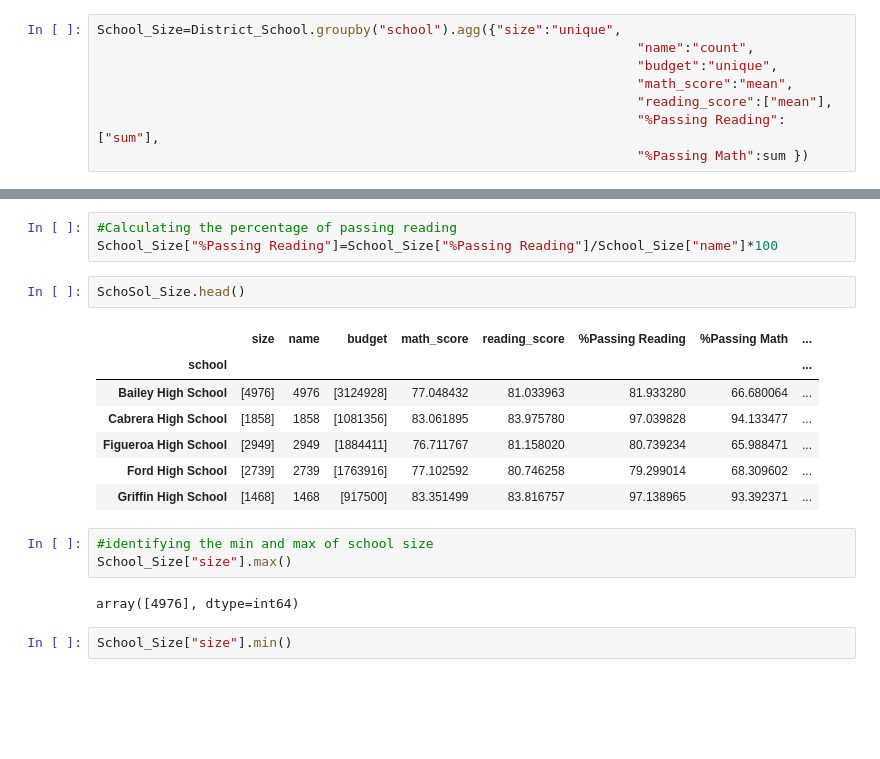
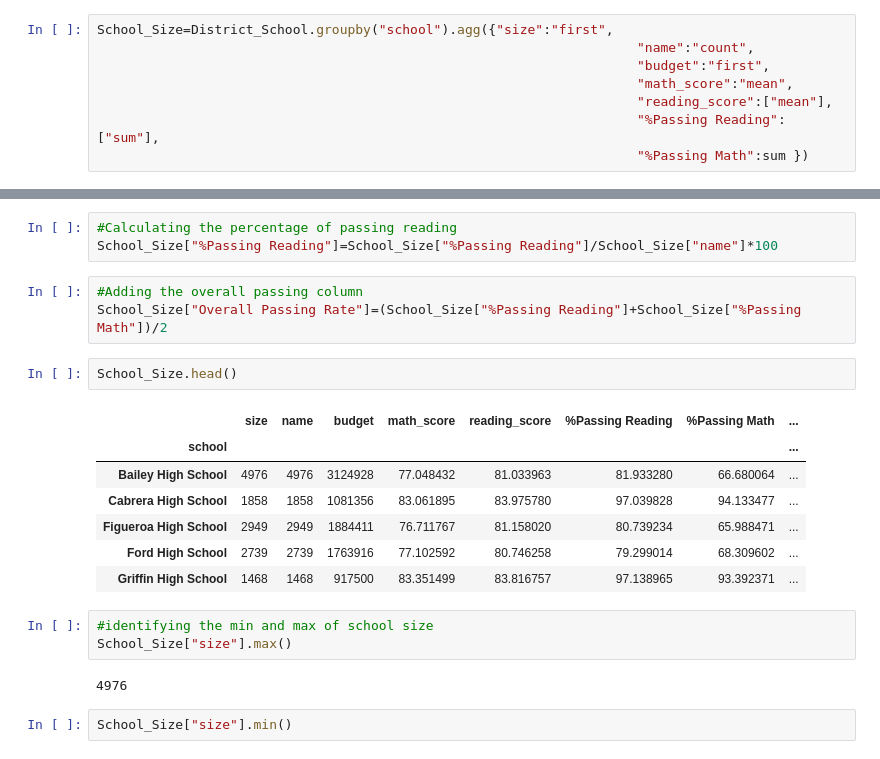
Before and after one commit to abubekerali/PySchool_Pandas, a Jupyter notebook: PySchool_Homework_Abubeker.ipynb, the cells around one changed output, grey strips where cells are left out. Saved outputs shown, nothing was run; the diff lists cells and outputs as text; blank space fills up the shorter version.

```diff
--- a/PySchool_Homework_Abubeker.ipynb
+++ b/PySchool_Homework_Abubeker.ipynb
@@ -368,7 +380,7 @@ TypeError: unhashable type: 'numpy.ndarray'
 # %%
-School_Size=District_School.groupby("school").agg({"size":"unique",
+School_Size=District_School.groupby("school").agg({"size":"first",
                                                                      "name":"count",
-                                                                     "budget":"unique",
+                                                                     "budget":"first",
                                                                      "math_score":"mean",
                                                                      "reading_score":["mean"],
                                                                      "%Passing Reading":["sum"],
@@ -396,21 +405,24 @@ School_Size["%Passing Math"]=School_Size["%Passing Math"]/School_Size["name"]*10
 # %%
 #Calculating the percentage of passing reading
 School_Size["%Passing Reading"]=School_Size["%Passing Reading"]/School_Size["name"]*100
+# %%
+#Adding the overall passing column
+School_Size["Overall Passing Rate"]=(School_Size["%Passing Reading"]+School_Size["%Passing Math"])/2
 # %%
-SchoSol_Size.head()
+School_Size.head()
 # %% [output]
 |  | size | name | budget | math_score | reading_score | %Passing Reading | %Passing Math | ... |
 | school |  |  |  |  |  |  |  | ... |
-| Bailey High School | [4976] | 4976 | [3124928] | 77.048432 | 81.033963 | 81.933280 | 66.680064 | ... |
-| Cabrera High School | [1858] | 1858 | [1081356] | 83.061895 | 83.975780 | 97.039828 | 94.133477 | ... |
-| Figueroa High School | [2949] | 2949 | [1884411] | 76.711767 | 81.158020 | 80.739234 | 65.988471 | ... |
-| Ford High School | [2739] | 2739 | [1763916] | 77.102592 | 80.746258 | 79.299014 | 68.309602 | ... |
-| Griffin High School | [1468] | 1468 | [917500] | 83.351499 | 83.816757 | 97.138965 | 93.392371 | ... |
+| Bailey High School | 4976 | 4976 | 3124928 | 77.048432 | 81.033963 | 81.933280 | 66.680064 | ... |
+| Cabrera High School | 1858 | 1858 | 1081356 | 83.061895 | 83.975780 | 97.039828 | 94.133477 | ... |
+| Figueroa High School | 2949 | 2949 | 1884411 | 76.711767 | 81.158020 | 80.739234 | 65.988471 | ... |
+| Ford High School | 2739 | 2739 | 1763916 | 77.102592 | 80.746258 | 79.299014 | 68.309602 | ... |
+| Griffin High School | 1468 | 1468 | 917500 | 83.351499 | 83.816757 | 97.138965 | 93.392371 | ... |
 # %%
 #identifying the min and max of school size
 School_Size["size"].max()
 # %% [output]
-array([4976], dtype=int64)
+4976
 # %%
 School_Size["size"].min()
 # %% [output]
```
Also changed, not shown: parts of 34 cells of this notebook, 1 other file.
